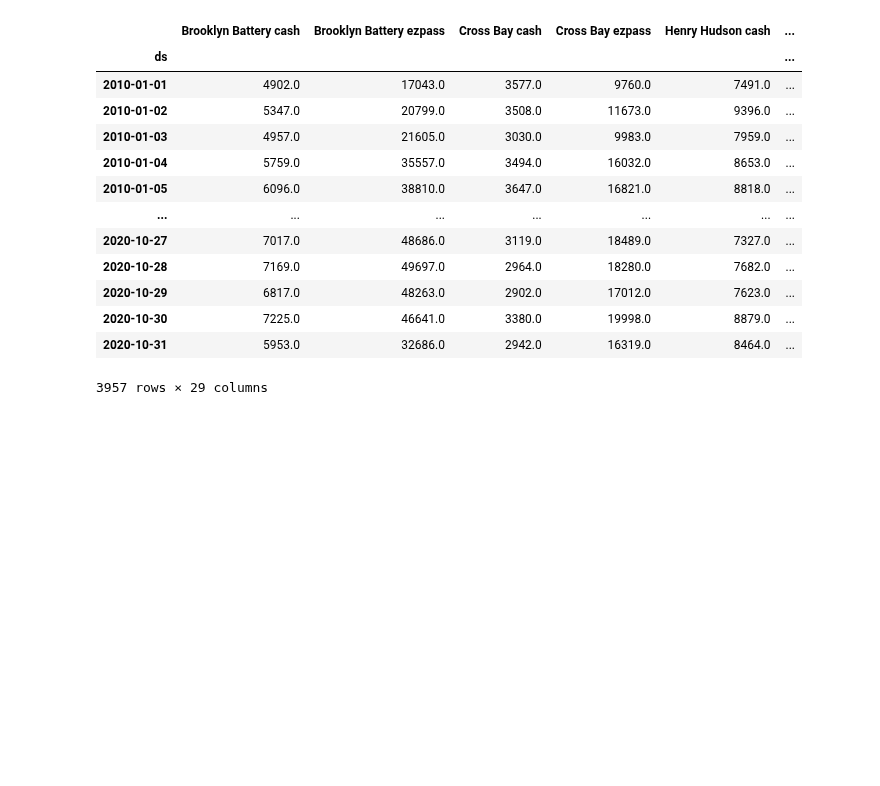
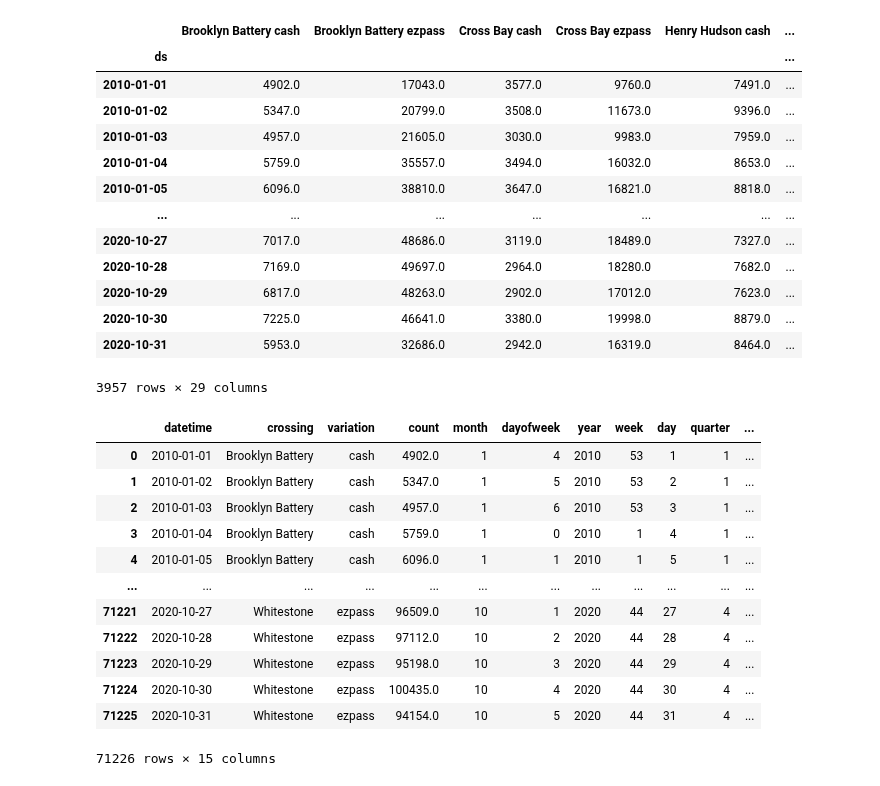
Before and after one commit to albertum1/Time_Series_MTABT, a Jupyter notebook: MTABT_Preprocessing.ipynb, the cells around one changed output. Drawn from its saved outputs; the diff is of its cells as text; code cells hidden in the pictures; blank space fills up the shorter version.

Commit message:
updating dataframe

```diff
--- a/MTABT_Preprocessing.ipynb
+++ b/MTABT_Preprocessing.ipynb
@@ -483,3 +483,21 @@ _to_tableau_final.set_index('datetime', inplace=True)
 _to_tableau_final = date_features(_to_tableau_final)
 # %%
 _to_tableau_final.to_csv('to_tableau.csv', index=True, header=True)
+# %%
+df = pd.read_csv('to_tableau.csv')
+# %%
+df
+# %% [output]
+|  | datetime | crossing | variation | count | month | dayofweek | year | week | day | quarter | ... |
+| 0 | 2010-01-01 | Brooklyn Battery | cash | 4902.0 | 1 | 4 | 2010 | 53 | 1 | 1 | ... |
+| 1 | 2010-01-02 | Brooklyn Battery | cash | 5347.0 | 1 | 5 | 2010 | 53 | 2 | 1 | ... |
+| 2 | 2010-01-03 | Brooklyn Battery | cash | 4957.0 | 1 | 6 | 2010 | 53 | 3 | 1 | ... |
+| 3 | 2010-01-04 | Brooklyn Battery | cash | 5759.0 | 1 | 0 | 2010 | 1 | 4 | 1 | ... |
+| 4 | 2010-01-05 | Brooklyn Battery | cash | 6096.0 | 1 | 1 | 2010 | 1 | 5 | 1 | ... |
+| ... | ... | ... | ... | ... | ... | ... | ... | ... | ... | ... | ... |
+| 71221 | 2020-10-27 | Whitestone | ezpass | 96509.0 | 10 | 1 | 2020 | 44 | 27 | 4 | ... |
+| 71222 | 2020-10-28 | Whitestone | ezpass | 97112.0 | 10 | 2 | 2020 | 44 | 28 | 4 | ... |
+| 71223 | 2020-10-29 | Whitestone | ezpass | 95198.0 | 10 | 3 | 2020 | 44 | 29 | 4 | ... |
+| 71224 | 2020-10-30 | Whitestone | ezpass | 100435.0 | 10 | 4 | 2020 | 44 | 30 | 4 | ... |
+| 71225 | 2020-10-31 | Whitestone | ezpass | 94154.0 | 10 | 5 | 2020 | 44 | 31 | 4 | ... |
+71226 rows × 15 columns
```
Also changed, not shown: parts of 13 cells of this notebook.
